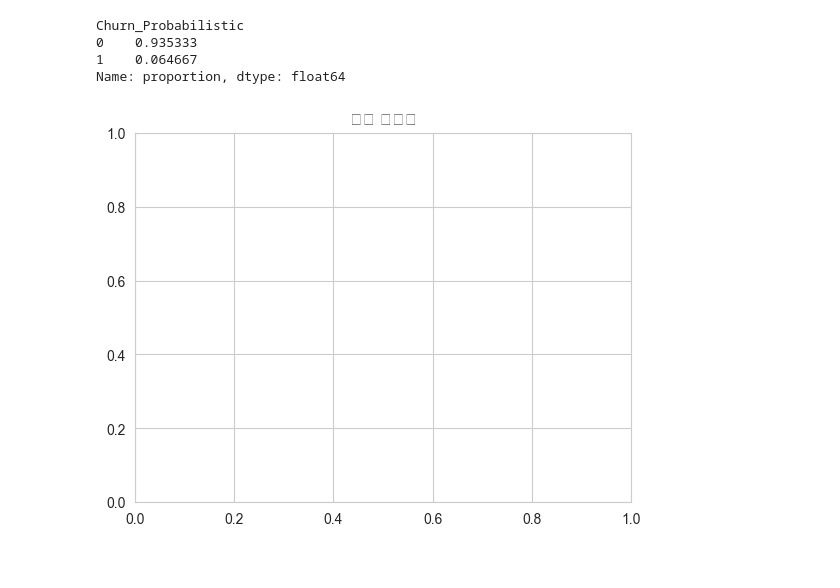
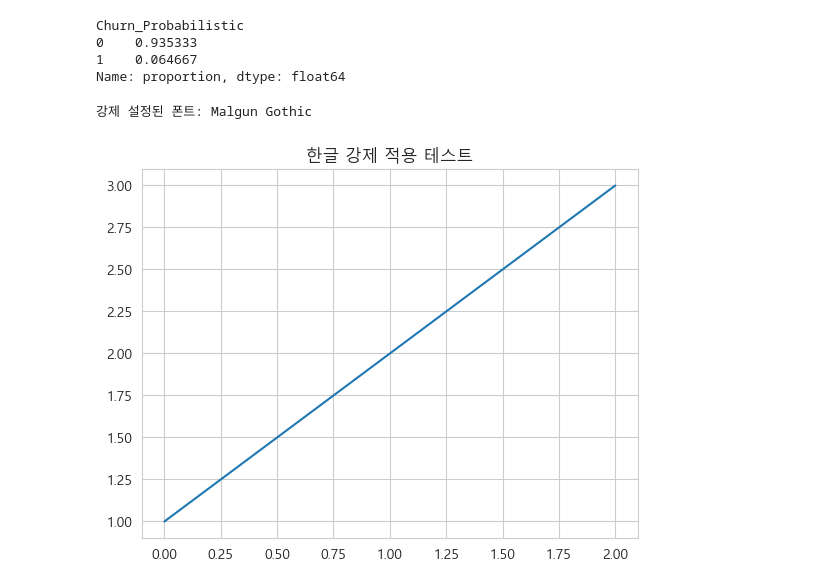
Before and after one commit to Vegetuna/OpenMarket, a Jupyter notebook: 251209_NonVip/02_Shap_real.ipynb, the cells around one changed output. Cells and saved outputs as stored; diff of their text form; code cells hidden in the pictures.

```diff
--- a/251209_NonVip/02_Shap_real.ipynb
+++ b/251209_NonVip/02_Shap_real.ipynb
@@ -31,8 +31,8 @@ print(df[['발급회원번호', 'Churn_Refined']].head()) # 회원번호 옆에
 # %%
 features = df.columns
 # %%
-with open('output.txt', 'w', encoding='utf-8') as f:
-    f.write('\n'.join(features))
+# with open('output.txt', 'w', encoding='utf-8') as f:
+#     f.write('\n'.join(features))
 # %%
 df.info()
 # %% [output]
@@ -168,29 +168,25 @@ Churn_Probabilistic
 Name: proportion, dtype: float64
 # %%
 import matplotlib.pyplot as plt
-import seaborn as sns
-import platform
+from matplotlib import font_manager
 
-# -------------------------------------------------------
-# 1. 한글 폰트 및 그래프 스타일 설정
-# -------------------------------------------------------
-system_name = platform.system()
-if system_name == 'Windows':
-    plt.rc('font', family='Malgun Gothic')  # 윈도우
-elif system_name == 'Darwin':
-    plt.rc('font', family='AppleGothic')    # 맥
-else:
-    # 코랩(Colab) 등의 리눅스 환경이라면 나눔글꼴 설치 필요
-    plt.rc('font', family='NanumBarunGothic')
+# 윈도우의 '맑은 고딕' 폰트 파일 경로를 직접 지정
+font_path = "C:/Windows/Fonts/malgun.ttf"
 
-plt.rc('axes', unicode_minus=False) # 마이너스 기호 깨짐 방지
-sns.set_style("whitegrid") # 깔끔한 배경 스타일
+# 폰트 매니저에 경로 등록
+font_name = font_manager.FontProperties(fname=font_path).get_name()
+plt.rc('font', family=font_name)
+plt.rc('axes', unicode_minus=False)
+
+print(f"강제 설정된 폰트: {font_name}")
 
 # 테스트
-plt.title("한글 테스트")
+plt.title("한글 강제 적용 테스트")
+plt.plot([1, 2, 3])
 plt.show()
 # %% [output]
+강제 설정된 폰트: Malgun Gothic
-[figure, old version]
+[figure, new version]
 # %%
 
 # -------------------------------------------------------
```
Also changed, not shown: parts of 2 cells of this notebook.
